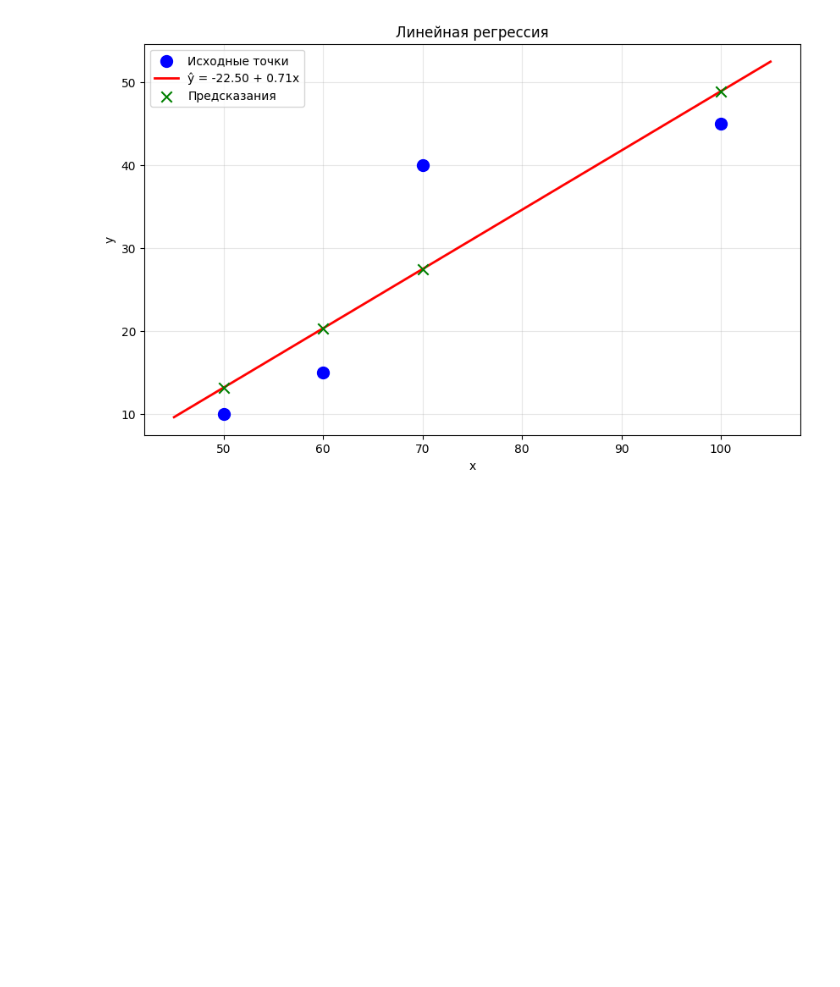
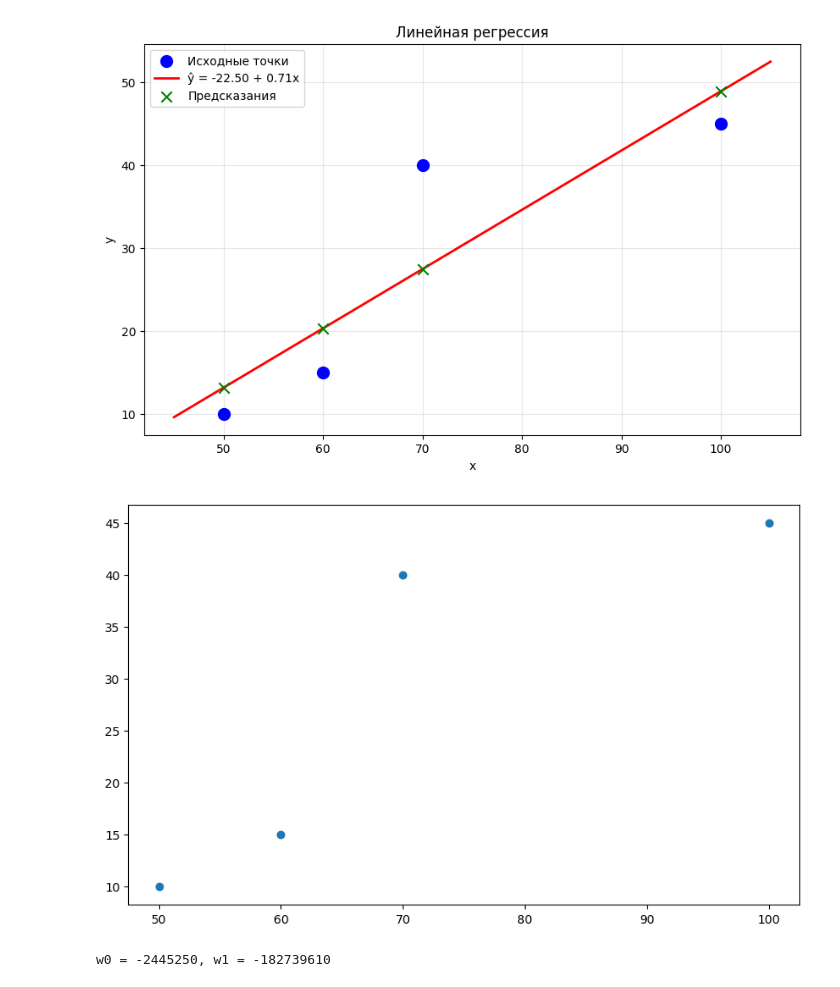
Before and after one commit to Tkaheva/MO, a Jupyter notebook: homework_practice_2_1.ipynb, the cells around one changed output. Cells and saved outputs as stored; diff of their text form; code cells hidden in the pictures; blank space fills up the shorter version.

```diff
--- a/homework_practice_2_1.ipynb
+++ b/homework_practice_2_1.ipynb
@@ -63,3 +63,32 @@ plt.show()
 [figure]
 Коэффициенты: w0 = -22.5000, w1 = 0.7143
 [figure]
+# %%
+import matplotlib.pyplot as plt
+import seaborn as sns
+
+%matplotlib inline
+
+plt.figure(figsize = (10, 6))
+plt.scatter(x_hw, y_hw)
+#plt.plot(x_hw, y_hw)
+plt.show()
+
+#Find coef regression
+import numpy as np
+
+X = np.array([[1, 50],[1, 60],[1, 70],[1, 100]])
+Y = np.array([[10],[15],[40],[45]])
+x_t_x = X.T.dot(X)
+x_inv = np.invert(x_t_x)
+x_t_y = X.T.dot(Y)
+coef = x_inv.dot(x_t_y)
+print(f'w0 = {coef[0][0]}, w1 = {coef[1][0]}')
+
+#pred
+#y^=w0+w1x
+w1_x = coef[1][0] * X
+y = coef[0][0] + w1_x
+# %% [output]
+[figure, added]
+w0 = -2445250, w1 = -182739610
```
Also changed, not shown: parts of 1 cell of this notebook.
